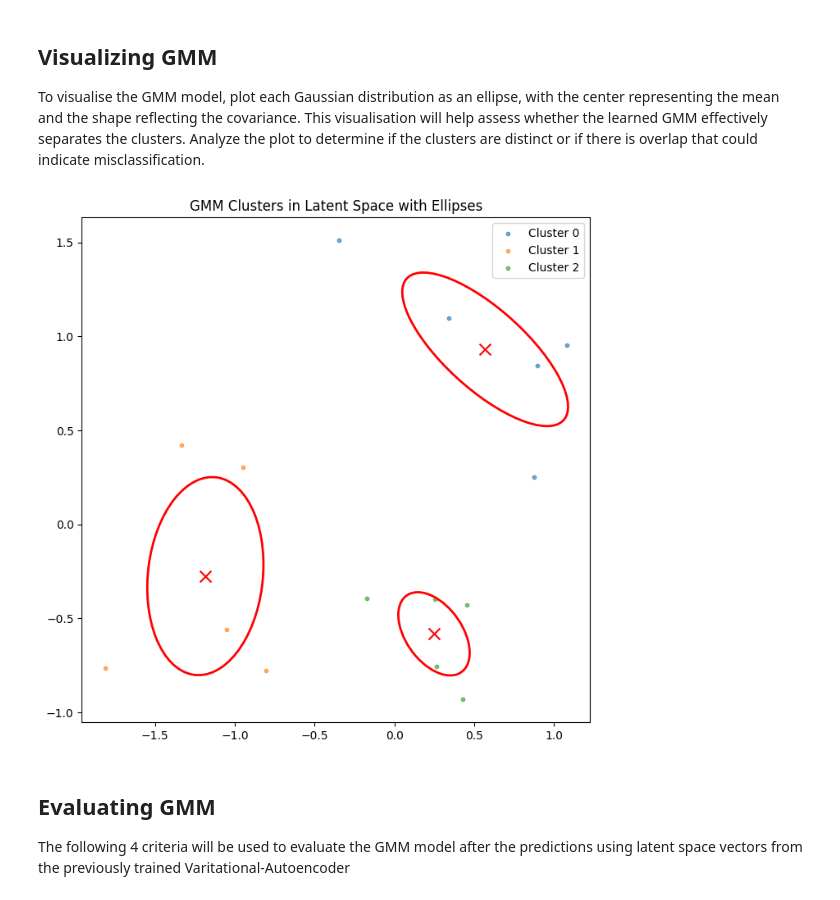
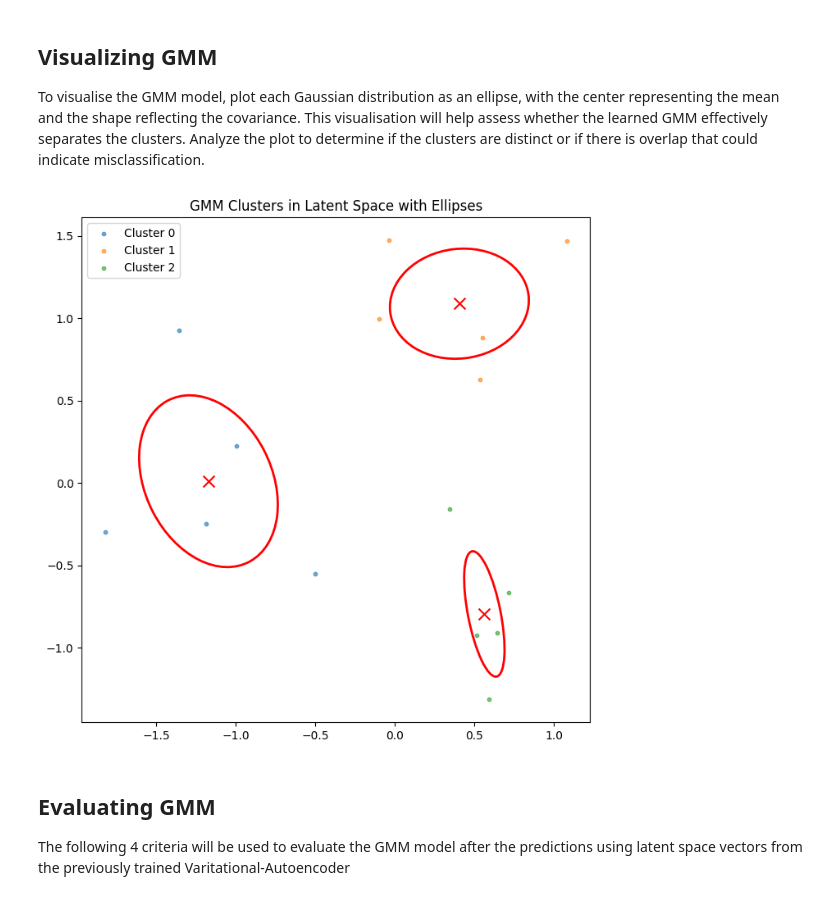
Before and after one commit to RISHIT7/GMM-VAE, a Jupyter notebook: notebooks/GMVAE.ipynb, the cells around one changed output. Cells and saved outputs as stored; diff of their text form; code cells hidden in the pictures.

Commit message:
Kaggle Notebook | COL333_A3.2 | Spectacular latent space on this one, not ssim

```diff
--- a/notebooks/GMVAE.ipynb
+++ b/notebooks/GMVAE.ipynb
@@ -448,6 +449,6 @@ def plot_metrics(metrics_dict):
 # %%
 device = torch.device("cuda" if torch.cuda.is_available() else "cpu")
 
-vae = VAE().to(device)
+vae = VAE(latent_dim=2).to(device)
 print(f"No. of model parameters: {sum(p.numel() for p in vae.parameters() if p.requires_grad)}")
 # %% [output]
@@ -683,7 +688,7 @@ class GMM:
     A Gaussian Mixture Model (GMM) implementation for clustering data,
     using Expectation-Maximization (EM).
     """
-    def __init__(self, n_components, max_iter=1000, tol=None):
+    def __init__(self, n_components, max_iter=1000, tol=None, eps = 1e-6):
         """
         Initialize the model parameters.
         Paramters:
@@ -697,6 +702,7 @@ class GMM:
         self.means = None
         self.covariances = None
         self.weights = None # Mixing coefficients (weights of each Gaussian)
+        self.epsilon = eps
 
     def _initialize_parameters(self, X):
         """
@@ -714,7 +720,7 @@ class GMM:
 
         self.weights = np.full(self.n_components, 1 / self.n_components)
 
-    def _regularize_covariance(self, cov_matrix, epsilon=1e-6):
+    def _regularize_covariance(self, cov_matrix):
         """
         Add a small constant to the diagonal to prevent singularity.
         Parameters:
@@ -724,7 +730,7 @@ class GMM:
         Returns:
             ndarray: regularized cov matrix
         """
-        return cov_matrix + np.eye(cov_matrix.shape[0]) * epsilon
+        return cov_matrix + np.eye(cov_matrix.shape[0]) * self.epsilon
 
     def _safe_exponent(self, exponent, max_val=1e10):
         """
@@ -978,7 +984,7 @@ gmm_loader = DataLoader(test_dataset, batch_size=1, shuffle=False)
 initial_means, class_labels = initialize_gmm_means(vae, gmm_loader, device)
 
 # Initialize and train GMM
-gmm = GMM(n_components=len(class_labels), max_iter=100, tol=1e-10)
+gmm = GMM(n_components=len(class_labels), max_iter=1, tol=1e-3, eps=1e-3)
 train_gmm_with_class_means(gmm, vae, gmm_loader, initial_means, device)
 
 # Classify new test images with the trained GMM
@@ -987,0 +994,32 @@ Converged in 15 iterations.
+# %%
+initial_means, class_labels = initialize_gmm_means(vae, gmm_loader, device)
+
+max_iter = 100
+f1_prev = -1
+gmm_final = None
+iterations_ran = -1
+final_predictions = []
+
+for iteration in range(1, max_iter+1):
+
+    gmm = GMM(n_components=len(class_labels), max_iter=iteration, tol=1e-5, eps=1e-6)
+    train_gmm_with_class_means(gmm, vae, gmm_loader, initial_means, device)
+
+    predictions = classify_images(vae, gmm, test_loader, class_labels, device)
+
+    ground_truth = []
+    # checking avg of f1 'micro' and 'macro'
+    for _, labels in test_loader:
+        ground_truth.append(labels.item())
+
+    f1 = (f1_score(ground_truth, predictions, average='macro', zero_division=0) + f1_score(ground_truth, predictions, average='micro', zero_division=0))/2
+
+    if f1_prev <= f1:
+        f1_prev = f1
+        gmm_final = gmm
+        iterations_ran = iter
+        final_predictions = predictions
+    else:
+        break
+
+print(iterations_ran)
@@ -1085,13 +1141,13 @@ def visualize_gmm_clusters(vae, gmm, loader, device='cpu'):
 # %%
 # Ensure your models are loaded and set to evaluation mode
 vae = vae.to(device)  # Move VAE model to the specified device
 vae.eval()            # Set VAE to evaluation mode
 
 # Assume gmm is your pre-trained GMM model and loader is your data loader
 # visualize_latent_space(vae, gmm_loader, device=device)
-visualize_gmm_clusters(vae, gmm, gmm_loader, device=device)
+visualize_gmm_clusters(vae, gmm_final, gmm_loader, device=device)
 # %% [output]
-[figure, old version]
+[figure, new version]
 # %% [markdown]
 ## Evaluating GMM
 
```
Also changed, not shown: parts of 15 cells of this notebook.
